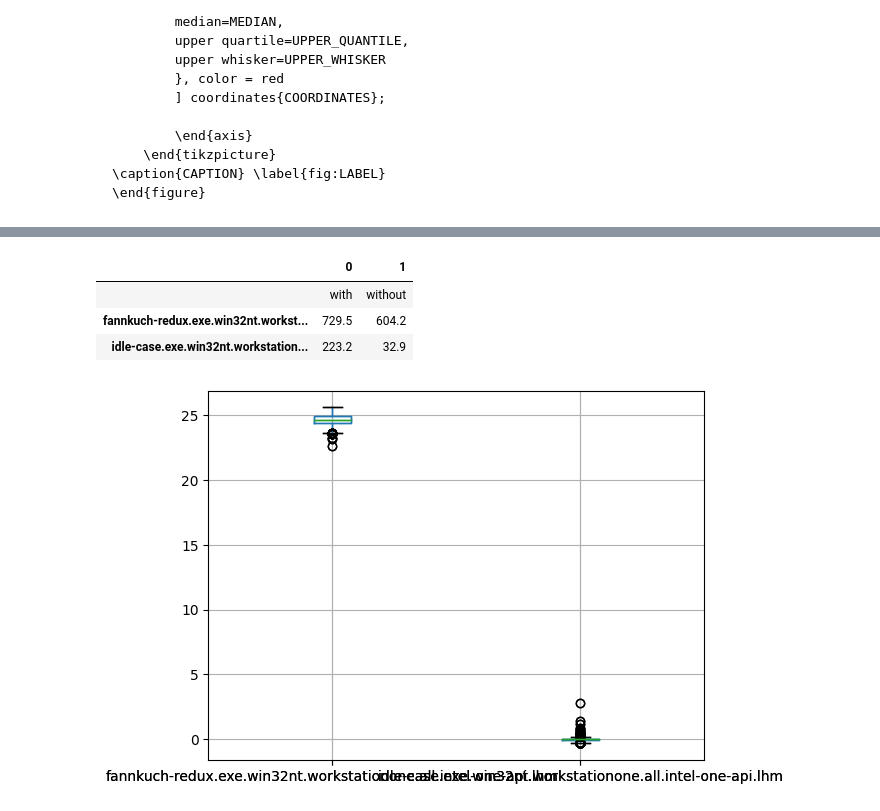
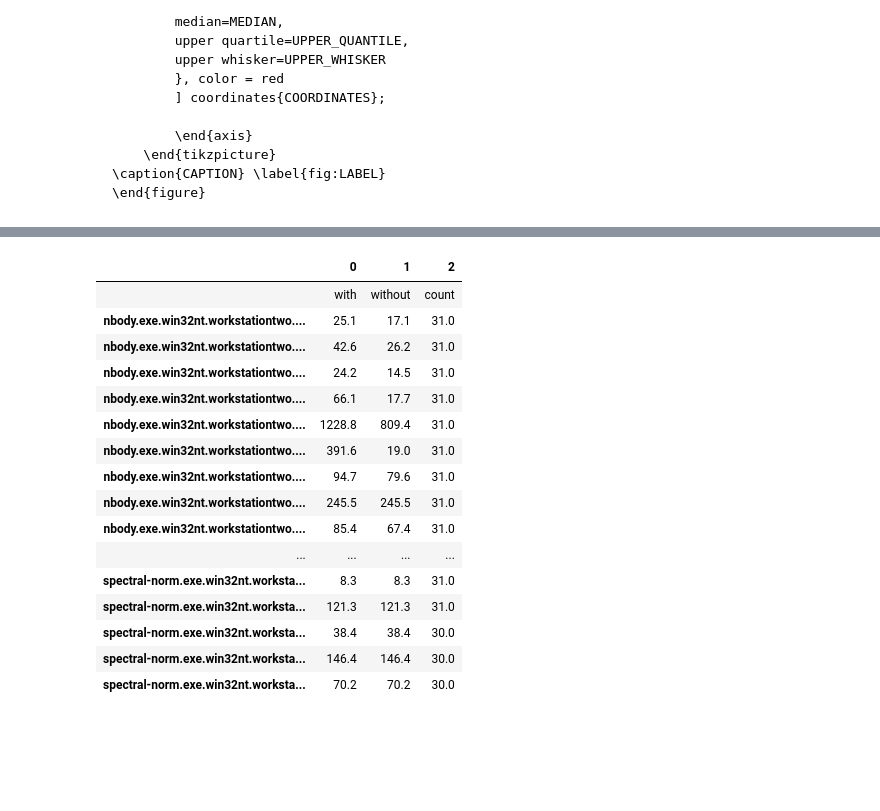
Before and after one commit to KuskIV/BDEnergy, a Jupyter notebook: analytics/result-analysis.ipynb, the cells around one changed output, grey strips where cells are left out. Cells and saved outputs as stored; diff of their text form; code cells hidden in the pictures; blank space fills up the shorter version.

```diff
--- a/analytics/result-analysis.ipynb
+++ b/analytics/result-analysis.ipynb
@@ -419,31 +442,0 @@ N - mandelbrot.exe.win32nt.workstationone.all.intel-one-api.lhm.100.22
-# %%
-if get_measurements:
-    for key, value in dram_energy_results.items():
-        dram_energy_results[key] = value[:measurements_used]
-
-    for key, value in cpu_energy_results.items():
-        cpu_energy_results[key] = value[:measurements_used]
-
-    for key, value in gpu_energy_results.items():
-        gpu_energy_results[key] = value[:measurements_used]
-
-    for key, value in duration_results.items():
-        duration_results[key] = value[:measurements_used]
-
-    for key, value in cpu_dynamic_energy_consumption.items():
-        cpu_dynamic_energy_consumption[key] = value[:measurements_used]
-
-    for key, value in gpu_dynamic_energy_consumption.items():
-        gpu_dynamic_energy_consumption[key] = value[:measurements_used]
-
-    for key, value in dram_dynamic_energy_consumption.items():
-        dram_dynamic_energy_consumption[key] = value[:measurements_used]
-
-    for key, value in idle_cpu_consumption_results.items():
-        idle_cpu_consumption_results[key] = value[:measurements_used]
-
-    for key, value in temperature_end.items():
-        temperature_end[key] = value[:measurements_used]
-
-    for key, value in temperature_begin.items():
-        temperature_begin[key] = value[:measurements_used]
@@ -455,7 +464,6 @@ def convert_to_series(df):
 # %%
 if get_measurements:
     ## Energy consumption for the entire test case
-
     dram_energy_results = convert_to_series(dram_energy_results)
     dram_df = pd.DataFrame(dram_energy_results)
     dram_df =dram_df.reindex(columns=sorted(dram_df.columns))
@@ -481,6 +489,10 @@ if get_measurements:
     cpu_dynamic_df = pd.DataFrame(cpu_dynamic_energy_consumption)
     cpu_dynamic_df = cpu_dynamic_df.reindex(columns=sorted(cpu_dynamic_df.columns))
 
+    cpu_dynamic_energy_watt_consumption = convert_to_series(cpu_dynamic_energy_watt_consumption)
+    cpu_dynamic_watt_df = pd.DataFrame(cpu_dynamic_energy_watt_consumption)
+    cpu_dynamic_watt_df = cpu_dynamic_watt_df.reindex(columns=sorted(cpu_dynamic_watt_df.columns))
+
     gpu_dynamic_energy_consumption = convert_to_series(gpu_dynamic_energy_consumption)
     gpu_dynamic_df = pd.DataFrame(gpu_dynamic_energy_consumption)
     gpu_dynamic_df = gpu_dynamic_df.reindex(columns=sorted(gpu_dynamic_df.columns))
@@ -789,34 +837,48 @@ generating plots is disabled
 # %%
 cochrans_data = {
-    "" : ["with", "without"]
+    "" : ["with", "without", "count"]
 }
 
 if get_measurements:
     Z = 1.96
     E = 0.03
 
     # Z = 2.58
     # E = 0.01
 
     include_outliers = False
 
-    used_df = cpu_dynamic_df
+    used_df = cpu_dynamic_watt_df
 
     for column in used_df.columns:
         used_df_without_outlisers = math_util.exclude_outliers(used_df, column)
+
+        current_count = used_df[column].count()
 
         values = used_df_without_outlisers
         n_zero_without = math_util.get_cochran(values, Z, E)
 
         values = list(used_df[column])
         n_zero = math_util.get_cochran(values, Z, E)
 
-        cochrans_data[column] = [round(n_zero, 1), round(n_zero_without, 1)]
+        cochrans_data[column] = [round(n_zero, 1), round(n_zero_without, 1), current_count]
 
 pd.DataFrame(cochrans_data).T
 # %% [output]
-|  | 0 | 1 |
-|  | with | without |
-| fannkuch-redux.exe.win32nt.workst... | 729.5 | 604.2 |
-| idle-case.exe.win32nt.workstation... | 223.2 | 32.9 |
+|  | 0 | 1 | 2 |
+|  | with | without | count |
+| nbody.exe.win32nt.workstationtwo.... | 25.1 | 17.1 | 31.0 |
+| nbody.exe.win32nt.workstationtwo.... | 42.6 | 26.2 | 31.0 |
+| nbody.exe.win32nt.workstationtwo.... | 24.2 | 14.5 | 31.0 |
+| nbody.exe.win32nt.workstationtwo.... | 66.1 | 17.7 | 31.0 |
+| nbody.exe.win32nt.workstationtwo.... | 1228.8 | 809.4 | 31.0 |
+| nbody.exe.win32nt.workstationtwo.... | 391.6 | 19.0 | 31.0 |
+| nbody.exe.win32nt.workstationtwo.... | 94.7 | 79.6 | 31.0 |
+| nbody.exe.win32nt.workstationtwo.... | 245.5 | 245.5 | 31.0 |
+| nbody.exe.win32nt.workstationtwo.... | 85.4 | 67.4 | 31.0 |
+| ... | ... | ... | ... |
+| spectral-norm.exe.win32nt.worksta... | 8.3 | 8.3 | 31.0 |
+| spectral-norm.exe.win32nt.worksta... | 121.3 | 121.3 | 31.0 |
+| spectral-norm.exe.win32nt.worksta... | 38.4 | 38.4 | 30.0 |
+| spectral-norm.exe.win32nt.worksta... | 146.4 | 146.4 | 30.0 |
+| spectral-norm.exe.win32nt.worksta... | 70.2 | 70.2 | 30.0 |
-[figure, removed]
```
Also changed, not shown: parts of 33 cells of this notebook, 7 other files.
